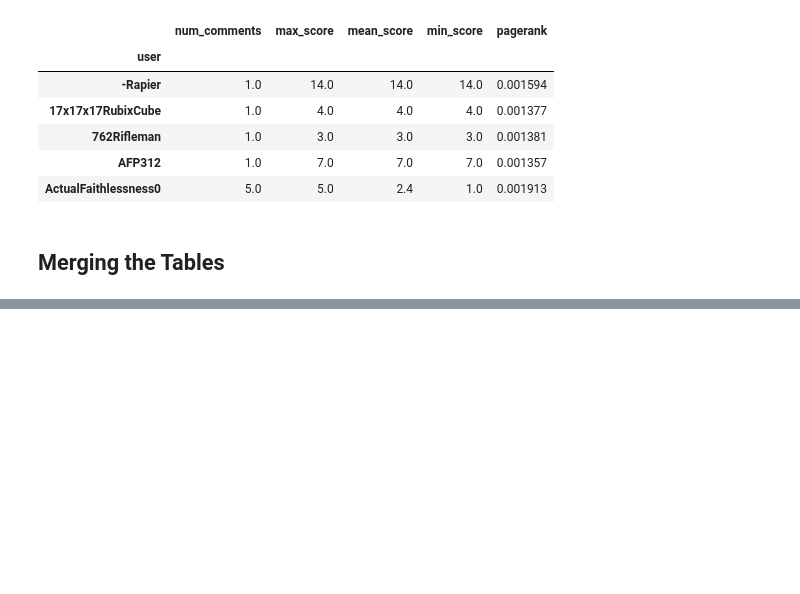
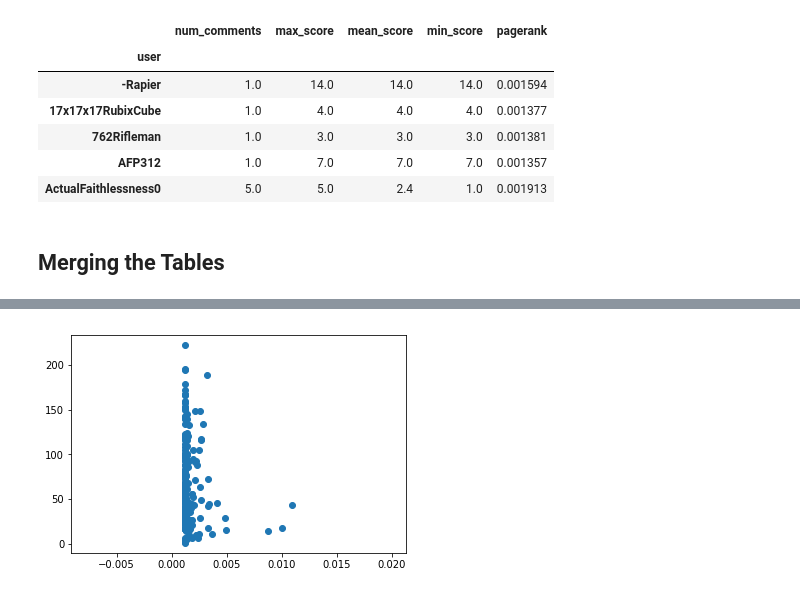
Before and after one commit to mjkern/RedditSubcultures, a Jupyter notebook: Data Cleaning and Augmentation.ipynb, the cells around one changed output, grey strips where cells are left out. Drawn from its saved outputs; the diff is of its cells as text; code cells hidden in the pictures; blank space fills up the shorter version.

```diff
--- a/Data Cleaning and Augmentation.ipynb
+++ b/Data Cleaning and Augmentation.ipynb
@@ -156,0 +157,6 @@ Index(['num_posts', 'max_score_submissions', 'mean_score_submissions',
+# %%
+# min score vs pagerank
+plt.scatter(x=users['pagerank'], y=users['min_score_submissions'])
+plt.show()
+# %% [output]
+[figure, added]
```
Also changed, not shown: parts of 6 cells of this notebook.
